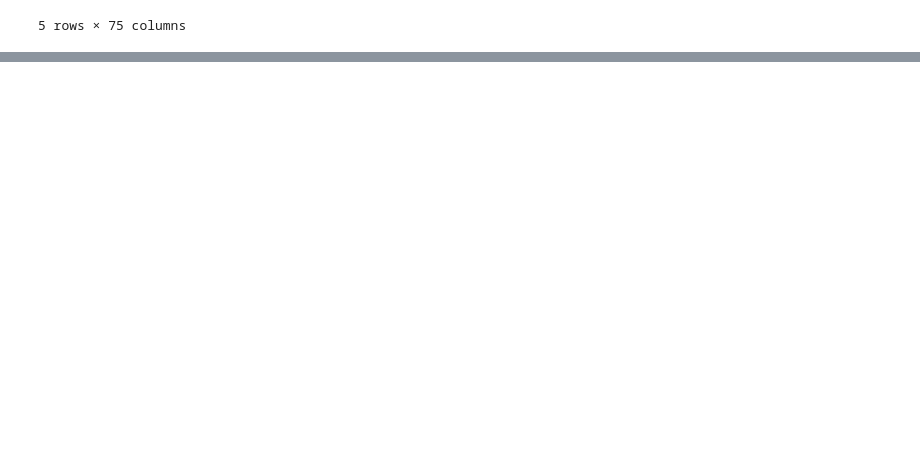
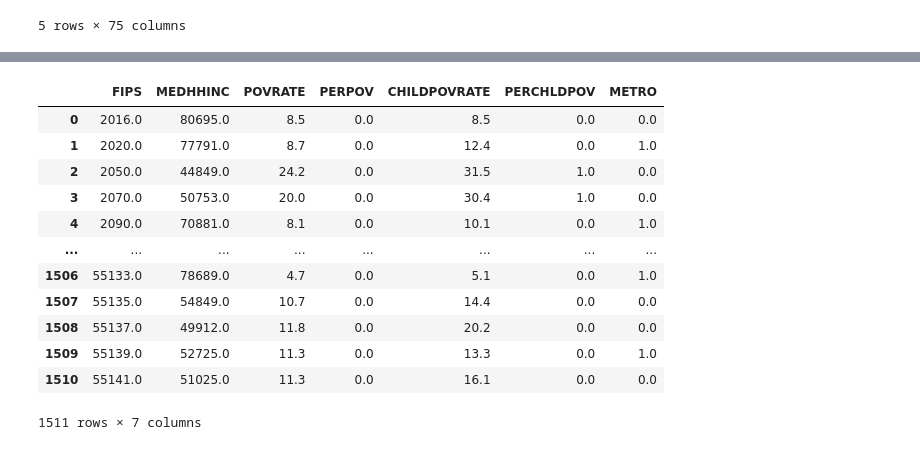
Before and after one commit to TMWRose/Group-1---Food-Deserts-How-They-Affect-Community-Health, a Jupyter notebook: Extracting_Full_DB.ipynb, the cells around one changed output, grey strips where cells are left out. Saved outputs shown, nothing was run; the diff lists cells and outputs as text; code cells hidden in the pictures; blank space fills up the shorter version.

```diff
--- a/Extracting_Full_DB.ipynb
+++ b/Extracting_Full_DB.ipynb
@@ -321,0 +505,10 @@ final_table_new.to_sql('final_new', con=engine, index=True)
+# %%
+socioeconomic_table=final_table_new.drop(columns=['_Census_Population', 'Population_Estimate_', 'PCT_LACCESS_POP',
+       'PCT_LACCESS_LOWI', 'PCT_LACCESS_HHNV', 'PCT_LACCESS_SNAP', 'GROCPTH',
+       'SUPERCPTH', 'CONVSPTH', 'SNAPSPTH', 'WICSPTH', 'FFRPTH', 'FSRPTH',
+       'PC_FFRSALES', 'PC_FSRSALES', 'REDEMP_SNAPS', 'PCT_SNAP', 'PC_SNAPBEN',
+       'SNAP_PART_RATE', 'PC_WIC_REDEMP', 'REDEMP_WICS', 'PCT_WIC',
+       'PCT_WICINFANTCHILD', 'FOOD_BANKS', 'FOODINSEC__', 'VLFOODSEC__',
+       'FMRKTPTH', 'PCT_DIABETES_ADULTS', 'PCT_OBESE_ADULTS', 'PCT_HSPA',
+       'RECFACPTH'])
+socioeconomic_table
@@ -321,0 +710,17 @@ final_table_new.to_sql('final_new', con=engine, index=True)
+# %%
+socioeconomic_table=socioeconomic_table.reset_index()
+socioeconomic_table
+# %% [output]
+|  | FIPS | MEDHHINC | POVRATE | PERPOV | CHILDPOVRATE | PERCHLDPOV | METRO |
+| 0 | 2016.0 | 80695.0 | 8.5 | 0.0 | 8.5 | 0.0 | 0.0 |
+| 1 | 2020.0 | 77791.0 | 8.7 | 0.0 | 12.4 | 0.0 | 1.0 |
+| 2 | 2050.0 | 44849.0 | 24.2 | 0.0 | 31.5 | 1.0 | 0.0 |
+| 3 | 2070.0 | 50753.0 | 20.0 | 0.0 | 30.4 | 1.0 | 0.0 |
+| 4 | 2090.0 | 70881.0 | 8.1 | 0.0 | 10.1 | 0.0 | 1.0 |
+| ... | ... | ... | ... | ... | ... | ... | ... |
+| 1506 | 55133.0 | 78689.0 | 4.7 | 0.0 | 5.1 | 0.0 | 1.0 |
+| 1507 | 55135.0 | 54849.0 | 10.7 | 0.0 | 14.4 | 0.0 | 0.0 |
+| 1508 | 55137.0 | 49912.0 | 11.8 | 0.0 | 20.2 | 0.0 | 0.0 |
+| 1509 | 55139.0 | 52725.0 | 11.3 | 0.0 | 13.3 | 0.0 | 1.0 |
+| 1510 | 55141.0 | 51025.0 | 11.3 | 0.0 | 16.1 | 0.0 | 0.0 |
+1511 rows × 7 columns
```
Also changed, not shown: parts of 84 cells of this notebook, 14 other files.
